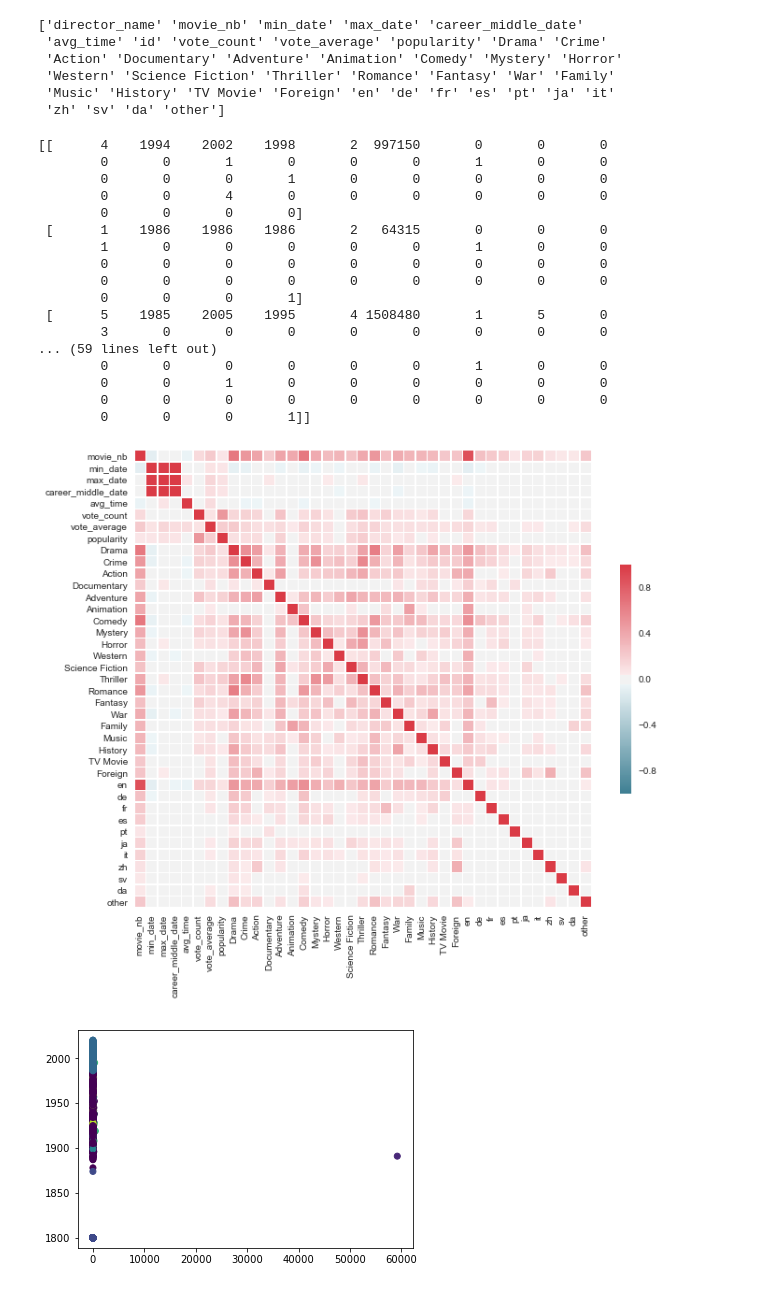
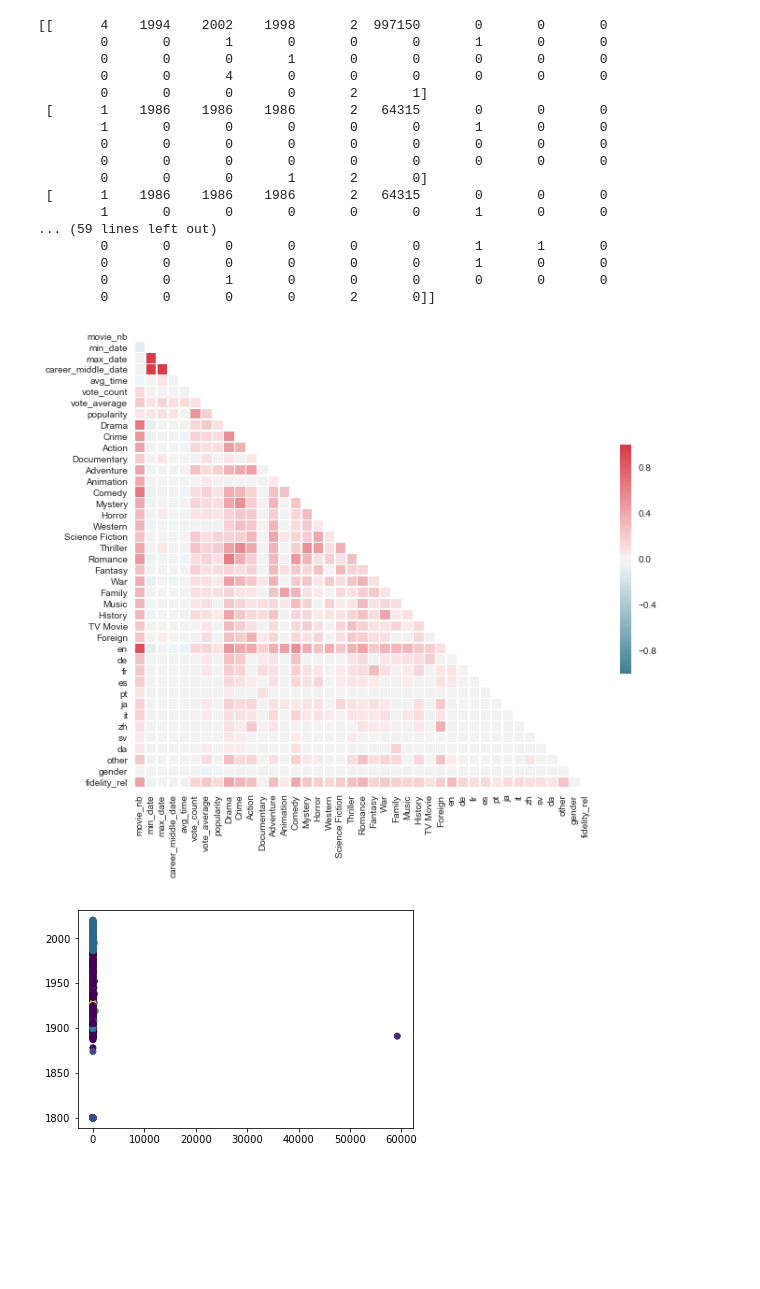
Before and after one commit to eltsyr/moviesIA, a Jupyter notebook: Cluster_1.ipynb, the cells around one changed output. Cells and saved outputs as stored; diff of their text form; code cells hidden in the pictures; blank space fills up the shorter version.

```diff
--- a/Cluster_1.ipynb
+++ b/Cluster_1.ipynb
@@ -12,15 +12,15 @@ import seaborn as sns
 df_real = pd.read_csv("director_avg.csv", sep=";", low_memory=False)
 #on enlève la colonne inutile
 df_real.drop('movie_nb_inclnodate', axis=1, inplace=True)
-#pour info
-print(df_real.columns.values)
-# %% [output]
-['director_name' 'movie_nb' 'min_date' 'max_date' 'career_middle_date'
- 'avg_time' 'id' 'vote_count' 'vote_average' 'popularity' 'Drama' 'Crime'
- 'Action' 'Documentary' 'Adventure' 'Animation' 'Comedy' 'Mystery' 'Horror'
- 'Western' 'Science Fiction' 'Thriller' 'Romance' 'Fantasy' 'War' 'Family'
- 'Music' 'History' 'TV Movie' 'Foreign' 'en' 'de' 'fr' 'es' 'pt' 'ja' 'it'
- 'zh' 'sv' 'da' 'other']
+# %%
+#chargement du fichier avec les fidélité rel
+df_real2 = pd.read_csv("director_attr.csv", sep=";", low_memory=False)
+#On vire les colonnes inutiles
+df_real2.drop(["movies_nb", "fidelity_abs"],axis=1,inplace=True)
+#nettoyage des directeurs avec \t dans le nom, pour pouvoir faire la jointure avec df_real2
+df_real["director_name"]=df_real["director_name"].str.replace("\t","")
+df_real2["director_name"]=df_real2["director_name"].str.replace("\t","")
+df_real=pd.merge(df_real,df_real2,on="director_name")
 # %%
 #df_tr = df_real[0:10000]
 df_tr = df_real
@@ -37,33 +37,36 @@ print(df_tr2[0:15])
         0       0       1       0       0       0       1       0       0
         0       0       0       1       0       0       0       0       0
         0       0       4       0       0       0       0       0       0
-        0       0       0       0]
+        0       0       0       0       2       1]
  [      1    1986    1986    1986       2   64315       0       0       0
         1       0       0       0       0       0       1       0       0
         0       0       0       0       0       0       0       0       0
         0       0       0       0       0       0       0       0       0
-        0       0       0       1]
- [      5    1985    2005    1995       4 1508480       1       5       0
-        3       0       0       0       0       0       0       0       0
+        0       0       0       1       2       0]
+ [      1    1986    1986    1986       2   64315       0       0       0
+        1       0       0       0       0       0       1       0       0
 ... (59 lines left out)
+        0       0       0       0       0       0       1       1       0
         0       0       0       0       0       0       1       0       0
         0       0       1       0       0       0       0       0       0
-        0       0       0       0       0       0       0       0       0
-        0       0       0       1]]
+        0       0       0       0       2       0]]
 # %%
 # On restreint un peu le dataset : nb de films, nb de votes, milieu de carrière, EN+Other
 df_real2 = df_real.drop("id",axis=1)
 # calcul et affichage de la matrice de correl
 corr = df_real2.corr()
 # Generate a custom diverging colormap
 cmap = sns.diverging_palette(220, 10, as_cmap=True)
 # Set up the matplotlib figure
 f, ax = plt.subplots(figsize=(11, 9))
+# Generate a mask for the upper triangle
+mask = np.zeros_like(corr, dtype=np.bool)
+mask[np.triu_indices_from(mask)] = True
 # Draw the heatmap with the mask and correct aspect ratio
-sns.heatmap(corr, cmap=cmap, vmax=1, center=0,square=True, linewidths=.5, cbar_kws={"shrink": .5})
+sns.heatmap(corr, mask = mask, cmap=cmap, vmax=1, center=0,square=True, linewidths=.5, cbar_kws={"shrink": .5})
 plt.show()
 # %% [output]
-[figure, old version]
+[figure, new version]
 # %%
 #méthode de normalisation choisie sans réfléchir, à revoir
 scaler = StandardScaler()
```
